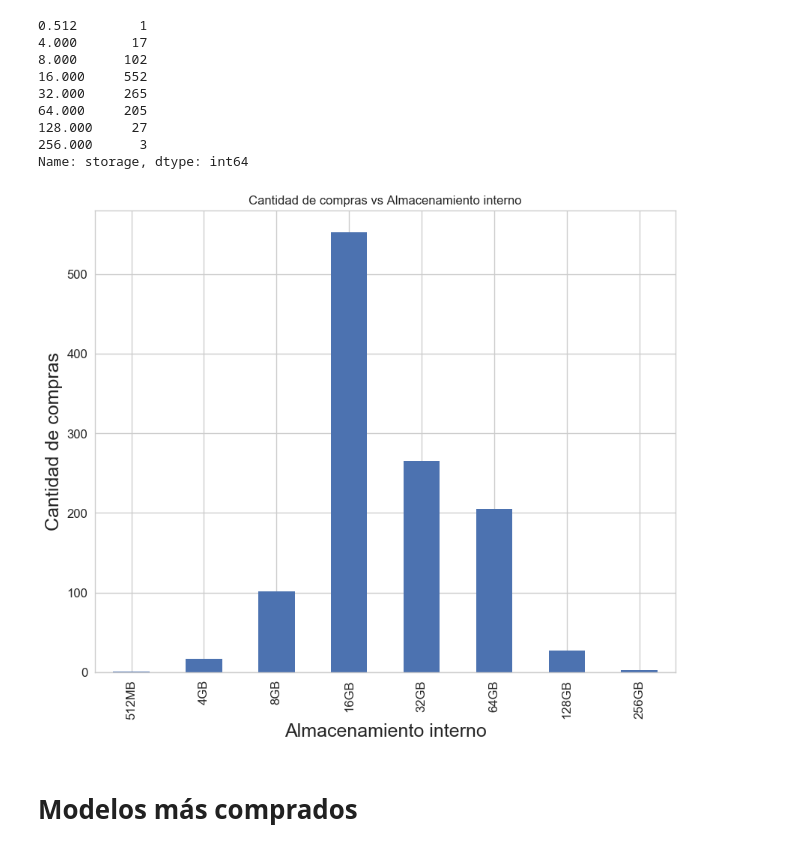
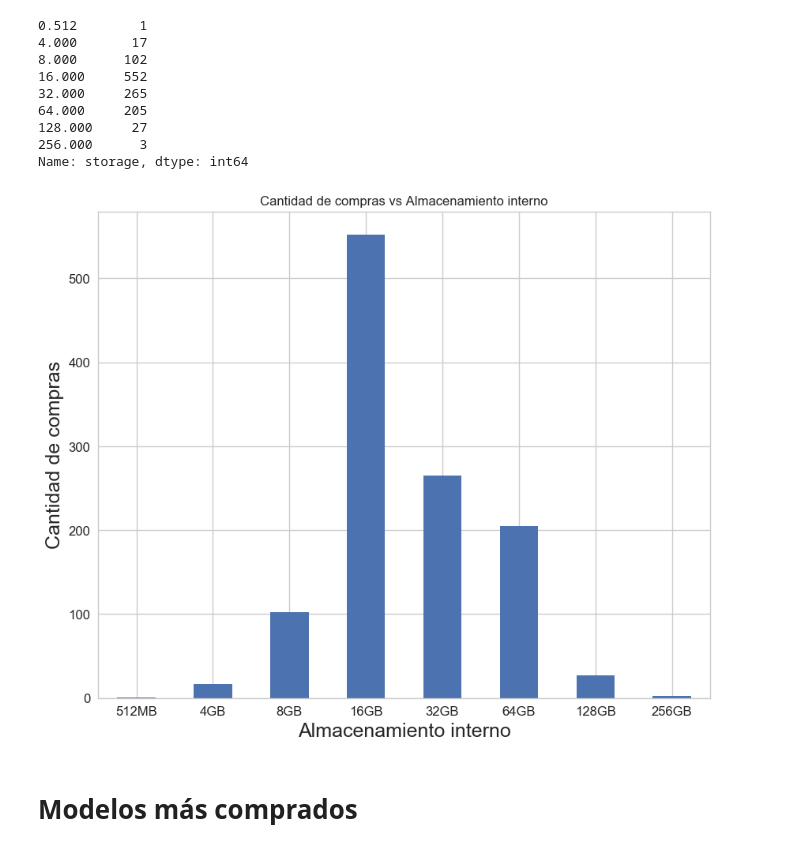
Before and after one commit to ConstanzaGonzalez/DatataFrita, a Jupyter notebook: tp/Modelos-storage-color vs ventas.ipynb, the cells around one changed output. Drawn from its saved outputs; the diff is of its cells as text; code cells hidden in the pictures.

```diff
--- a/tp/Modelos-storage-color vs ventas.ipynb
+++ b/tp/Modelos-storage-color vs ventas.ipynb
@@ -65,11 +65,11 @@ Name: storage, dtype: int64
 # %%
 ax = storage.plot(kind = 'bar', title = "Cantidad de compras vs Almacenamiento interno",figsize =(10,8),legend = False, fontsize = 12)
 ax.set_xlabel("Almacenamiento interno", fontsize = 18)
 ax.set_ylabel("Cantidad de compras",fontsize = 18)
-ax.set_xticklabels(["512MB","4GB","8GB","16GB","32GB","64GB","128GB","256GB"])
+ax.set_xticklabels(["512MB","4GB","8GB","16GB","32GB","64GB","128GB","256GB"], rotation = "horizontal")
 plt.show()
 # %% [output]
-[figure, old version]
+[figure, new version]
 # %% [markdown]
 # Modelos más comprados
 # %%
```
Also changed, not shown: parts of 2 cells of this notebook, 6 other files.
